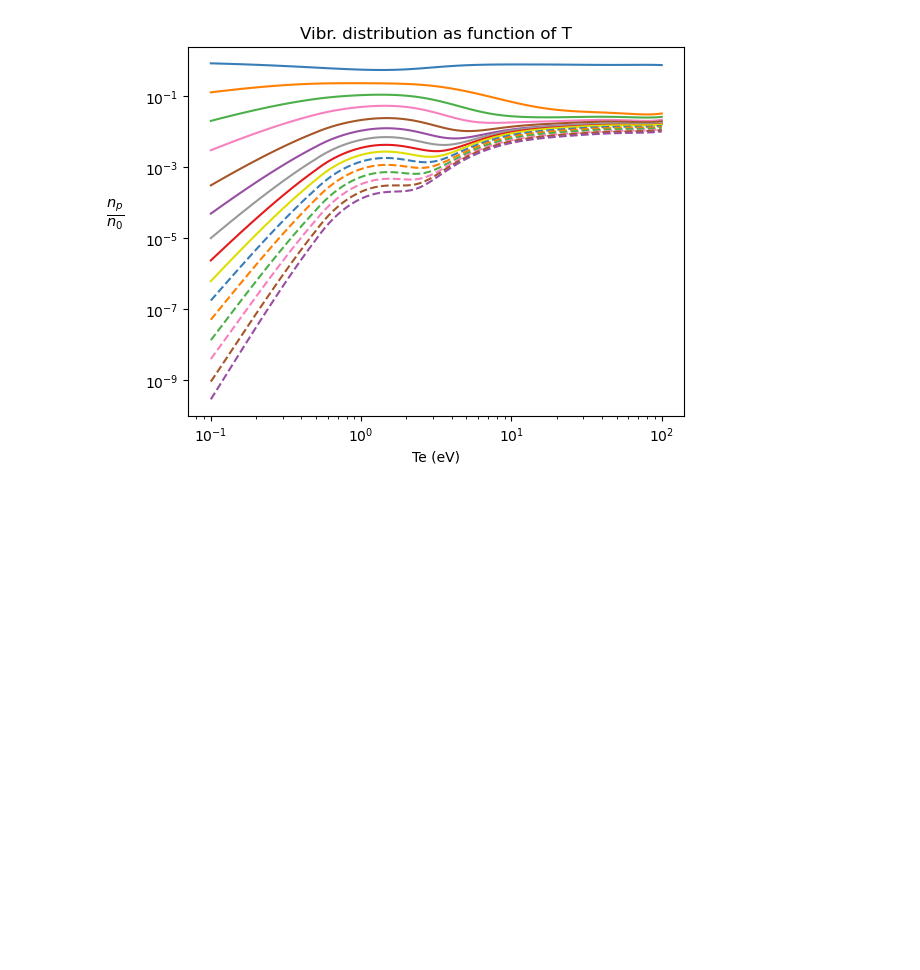
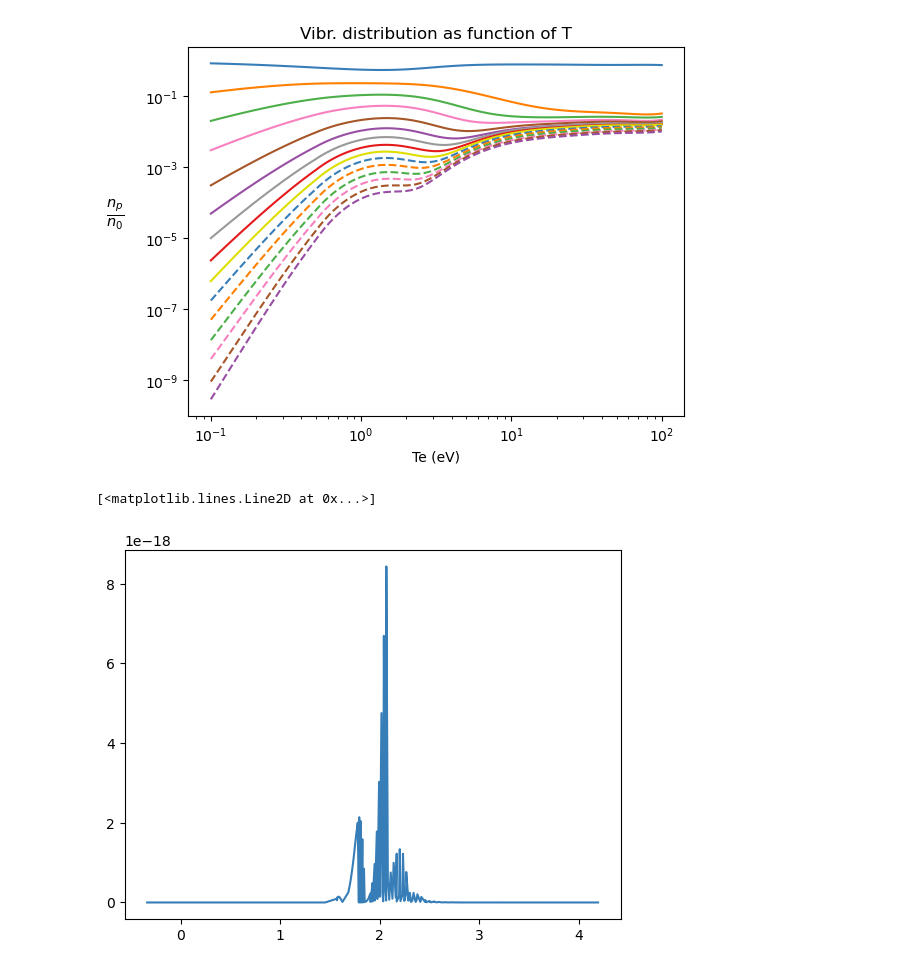
Before and after one commit to kevinverhaegh/Vibr_mod_effective_rates, a Jupyter notebook: Exp_file.ipynb, the cells around one changed output. Drawn from its saved outputs; the diff is of its cells as text; code cells hidden in the pictures; blank space fills up the shorter version.

```diff
--- a/Exp_file.ipynb
+++ b/Exp_file.ipynb
@@ -77,3 +76,10 @@ plt.title('Vibr. distribution as function of T')
 plt.show()
 # %% [output]
 [figure]
+# %%
+Xeff = fn.get_Xeff(crm,fv_H2,'d3Pu','a3Sg',ne)
+# %%
+plt.plot(Xeff[50][:,0], Xeff[50][:,1])
+# %% [output]
+[<matplotlib.lines.Line2D at 0x...>]
+[figure, added]
```
Also changed, not shown: parts of 6 cells of this notebook, 5 other files.
